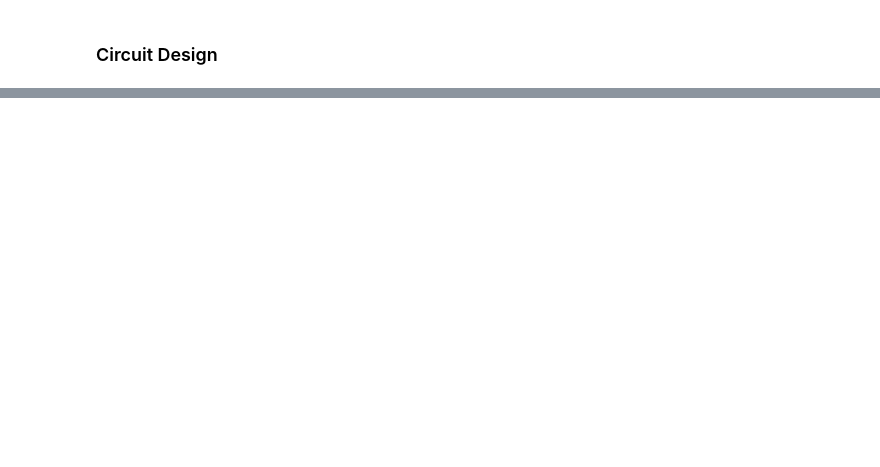
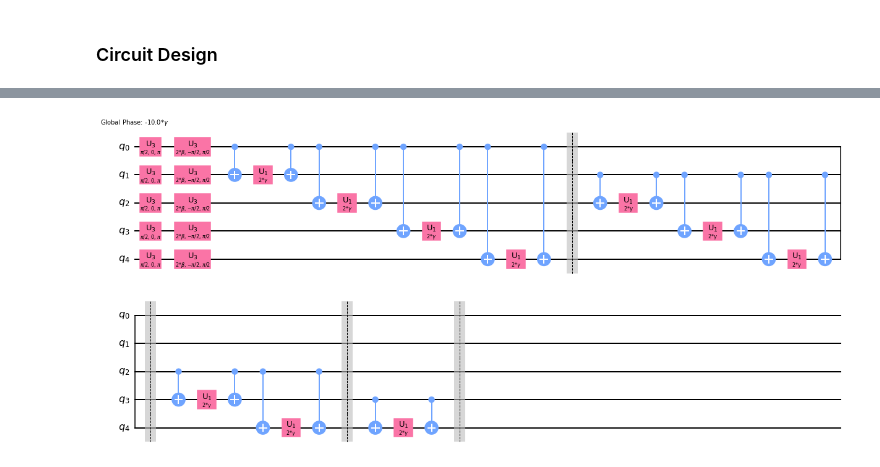
Before and after one commit to jimphon88/quantum-computing, a Jupyter notebook: finance-optimize.ipynb, the cells around one changed output, grey strips where cells are left out. Drawn from its saved outputs; the diff is of its cells as text; code cells hidden in the pictures; blank space fills up the shorter version.

Commit message:
implemented circuit with test

```diff
--- a/finance-optimize.ipynb
+++ b/finance-optimize.ipynb
@@ -302,0 +333,32 @@ $$
+# %%
+def get_qaoa_circuit(n, beta, gamma):
+    qc = QuantumCircuit(n)
+
+    for i in range(n):
+        # super position all states
+        qc.h(i)
+
+    for i in range(n):
+        # rotate i along the x axis by beta
+        qc.rx(2 * beta, i)
+
+    for i in range(n-1):
+        for j in range(i+1,n):
+            # first, add CNOT gate from i to j
+            # second, rotate j along the z axis by gamma
+            # finally, add another CNOT gate from i to j
+            qc.rzz(2 * gamma, i, j)
+        qc.barrier()
+
+    # measure the state for each i
+    qc.measure_all()
+
+    return qc
+# %%
+beta  = Parameter("$\\beta$")
+gamma = Parameter("$\\gamma$")
+
+qaoa_qc = get_qaoa_circuit(n, beta, gamma)
+qaoa.decompose().decompose().draw(output='mpl')
+# %% [output]
+[figure, added]
```
Also changed, not shown: parts of 20 cells of this notebook.
